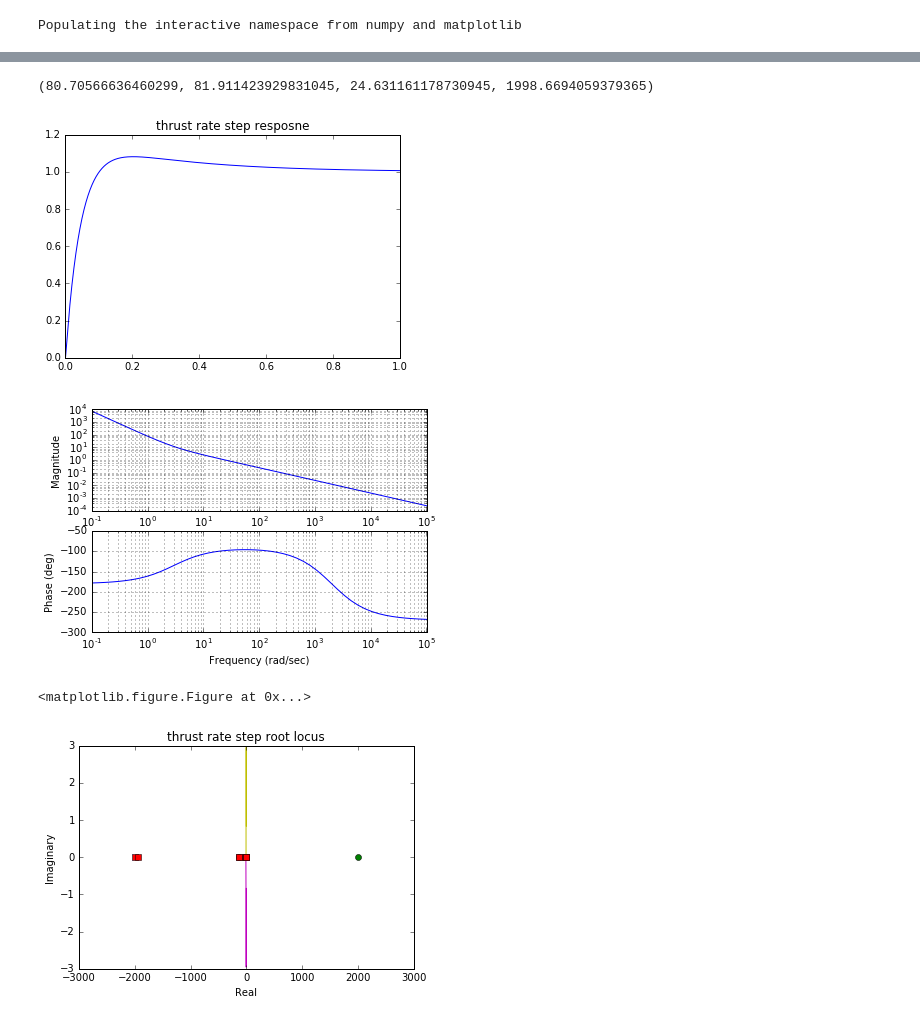
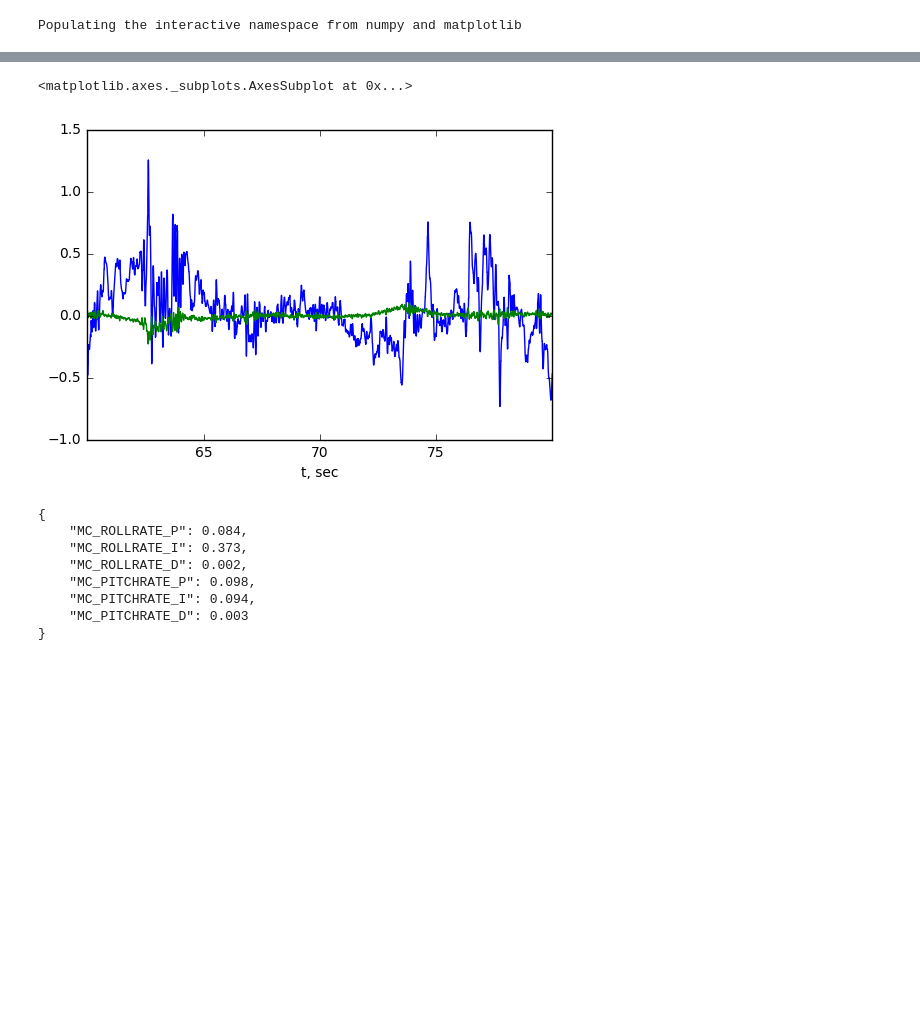
Before and after one commit to dronecrew/px4tools, a Jupyter notebook: examples/Log based System Identification and Control Design.ipynb, the cells around one changed output, grey strips where cells are left out. Cells and saved outputs as stored; diff of their text form; code cells hidden in the pictures; blank space fills up the shorter version.

Commit message:
Simplify logsysid use.

```diff
--- a/examples/Log based System Identification and Control Design.ipynb
+++ b/examples/Log based System Identification and Control Design.ipynb
@@ -196,8 +14,21 @@ matrix([[  1.43228804e+00],
-# %%
-logsysid.plot_attitude_rate_design('thrust', G_ol_accz, G_cl_accz)
-# %% [output]
-(80.70566636460299, 81.911423929831045, 24.631161178730945, 1998.6694059379365)
-[figure, removed]
-[figure, removed]
-<matplotlib.figure.Figure at 0x...>
-[figure, removed]
+# %%
+data = px4tools.process_data(pandas.read_csv('./sess052/log001.csv'))
+# %%
+data1 = data[60:80]
+data1.ATT_RollRate.plot()
+data1.ATTC_Roll.plot()
+# %% [output]
+<matplotlib.axes._subplots.AxesSubplot at 0x...>
+[figure, added]
+# %%
+gains = px4tools.logsysid.control_design(data1)
+print(json.dumps(gains, indent=4))
+# %% [output]
+{
+    "MC_ROLLRATE_P": 0.084,
+    "MC_ROLLRATE_I": 0.373,
+    "MC_ROLLRATE_D": 0.002,
+    "MC_PITCHRATE_P": 0.098,
+    "MC_PITCHRATE_I": 0.094,
+    "MC_PITCHRATE_D": 0.003
+}
```
Also changed, not shown: parts of 26 cells of this notebook, 2 other files.
